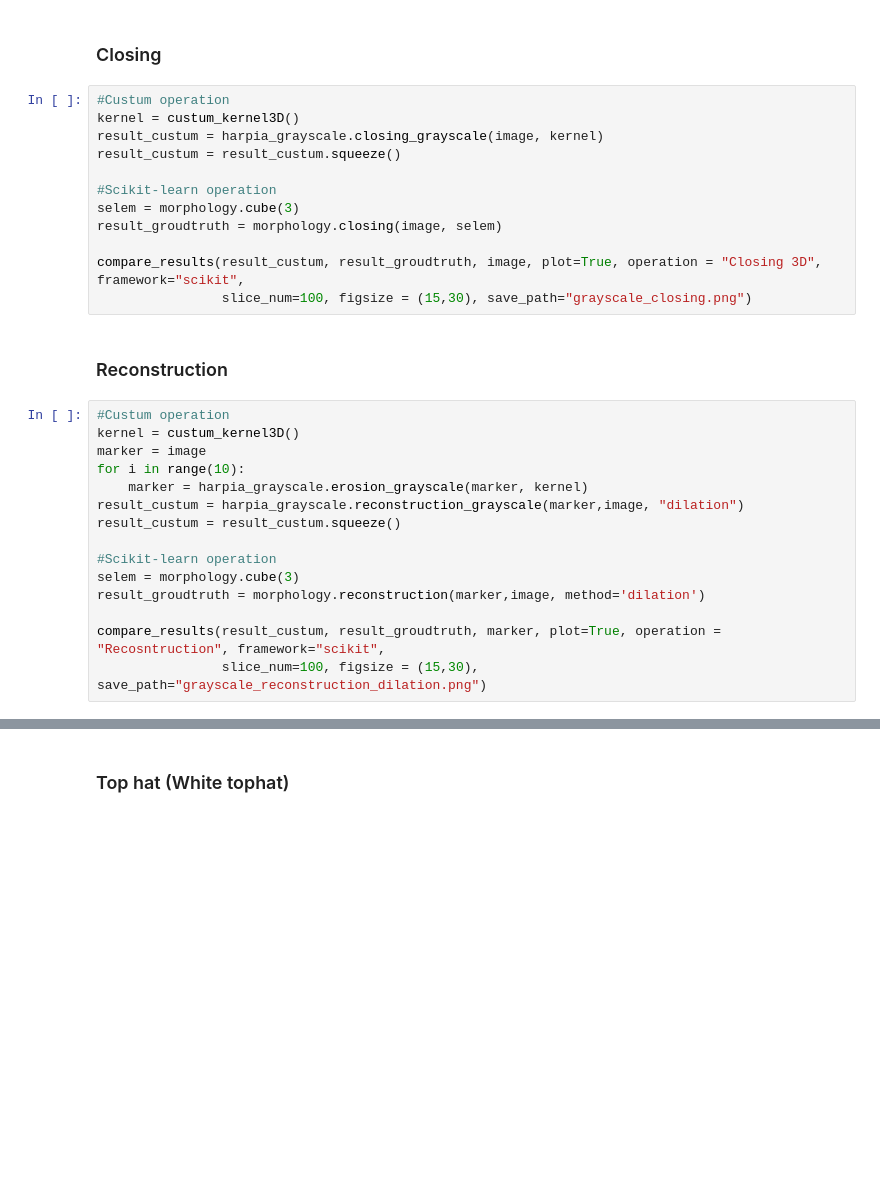
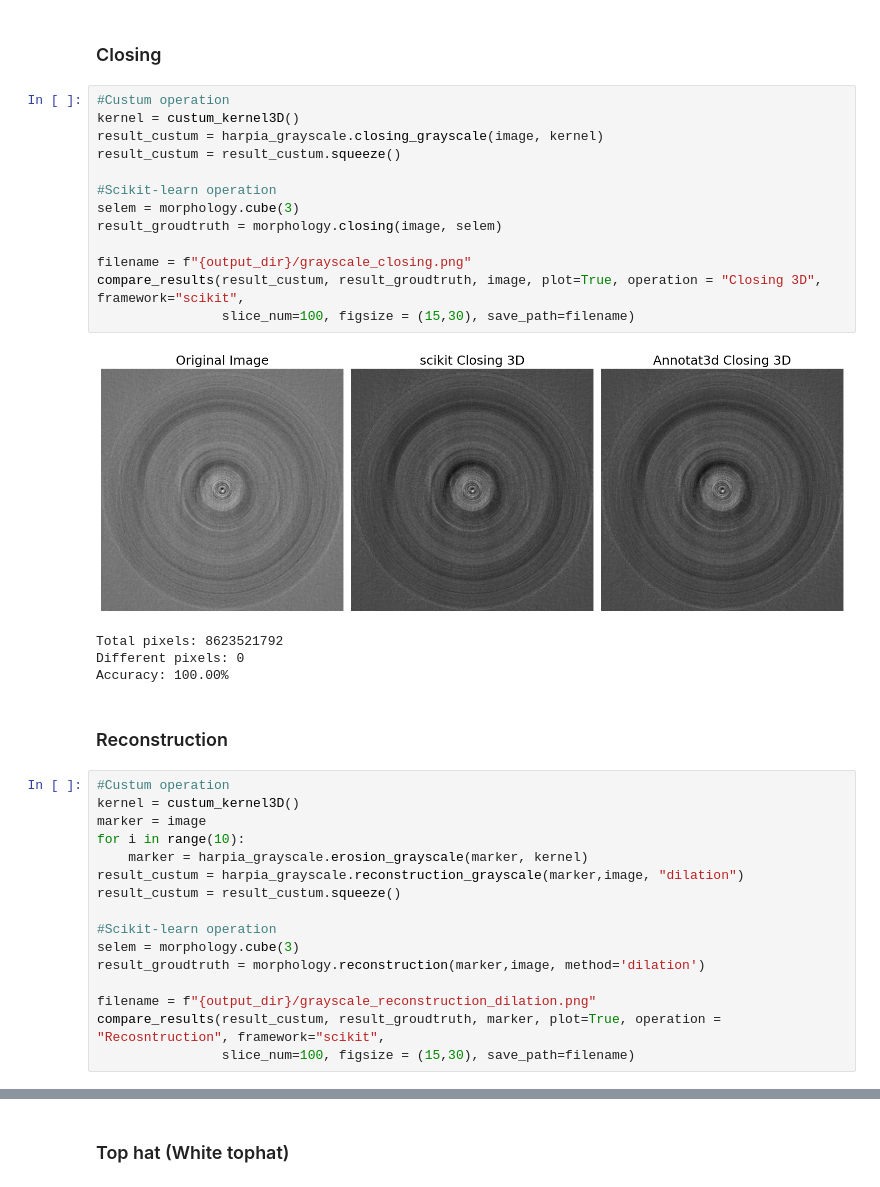
Before and after one commit to cnpem/harpia, a Jupyter notebook: tests_python/morphology/test_correctness_report_big_image.ipynb, the cells around one changed output, grey strips where cells are left out. Drawn from its saved outputs; the diff is of its cells as text; blank space fills up the shorter version.

```diff
--- a/tests_python/morphology/test_correctness_report_big_image.ipynb
+++ b/tests_python/morphology/test_correctness_report_big_image.ipynb
@@ -266,15 +282,21 @@ compare_results(result_custum, result_groudtruth, image, plot=True, operation =
 # %%
 #Custum operation
 kernel = custum_kernel3D()
 result_custum = harpia_grayscale.closing_grayscale(image, kernel)
 result_custum = result_custum.squeeze()
 
 #Scikit-learn operation
 selem = morphology.cube(3)
 result_groudtruth = morphology.closing(image, selem)
 
+filename = f"{output_dir}/grayscale_closing.png"
 compare_results(result_custum, result_groudtruth, image, plot=True, operation = "Closing 3D", framework="scikit",
-                slice_num=100, figsize = (15,30), save_path="grayscale_closing.png")
+                slice_num=100, figsize = (15,30), save_path=filename)
+# %% [output]
+[figure, added]
+Total pixels: 8623521792
+Different pixels: 0
+Accuracy: 100.00%
 # %% [markdown]
 ### Reconstruction
 # %%
@@ -290,8 +312,9 @@ result_custum = result_custum.squeeze()
 selem = morphology.cube(3)
 result_groudtruth = morphology.reconstruction(marker,image, method='dilation')
 
+filename = f"{output_dir}/grayscale_reconstruction_dilation.png"
 compare_results(result_custum, result_groudtruth, marker, plot=True, operation = "Recosntruction", framework="scikit",
-                slice_num=100, figsize = (15,30), save_path="grayscale_reconstruction_dilation.png")
+                slice_num=100, figsize = (15,30), save_path=filename)
 # %%
 #Custum operation
 kernel = custum_kernel3D()
```
Also changed, not shown: parts of 15 cells of this notebook, 3 other files.
